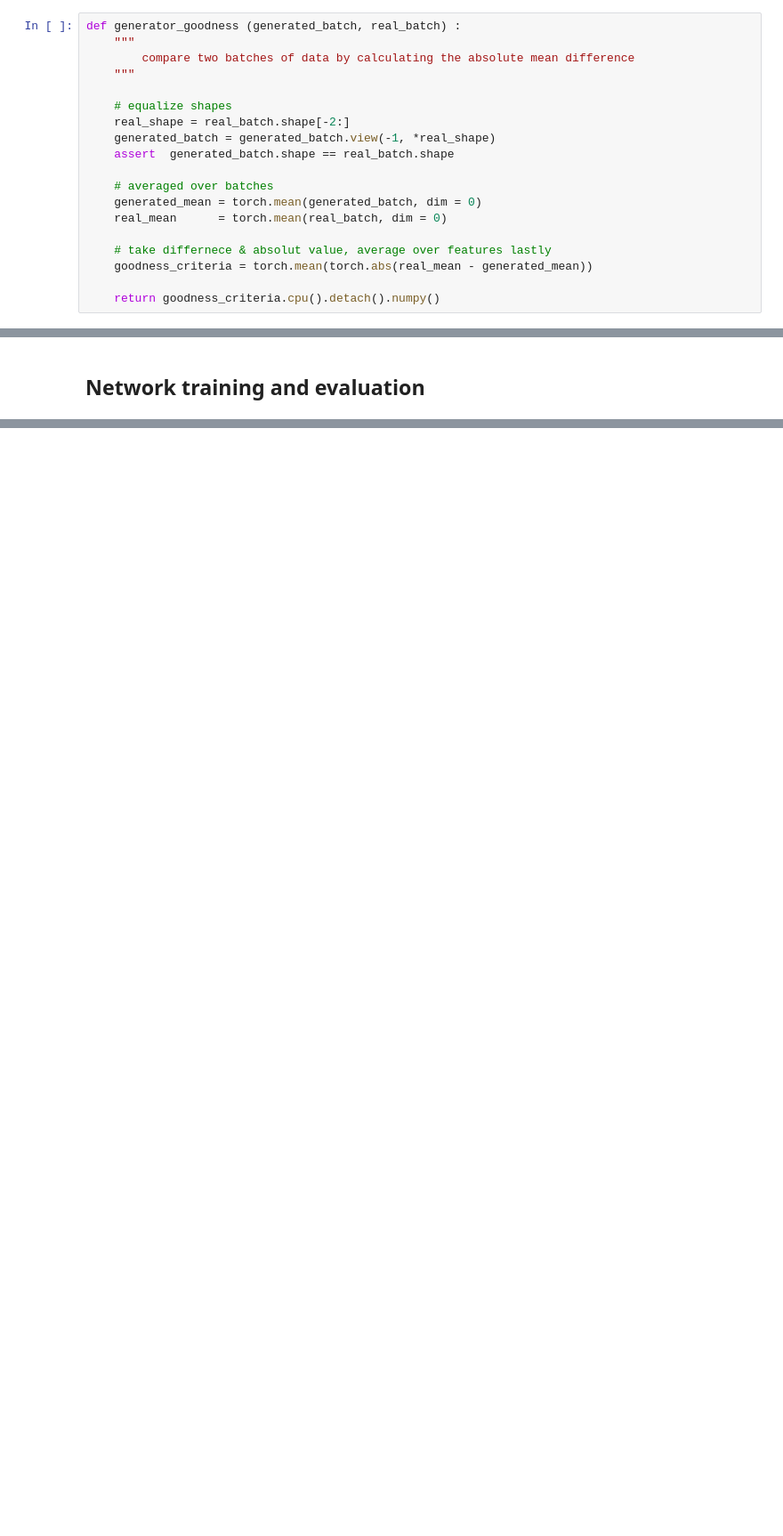
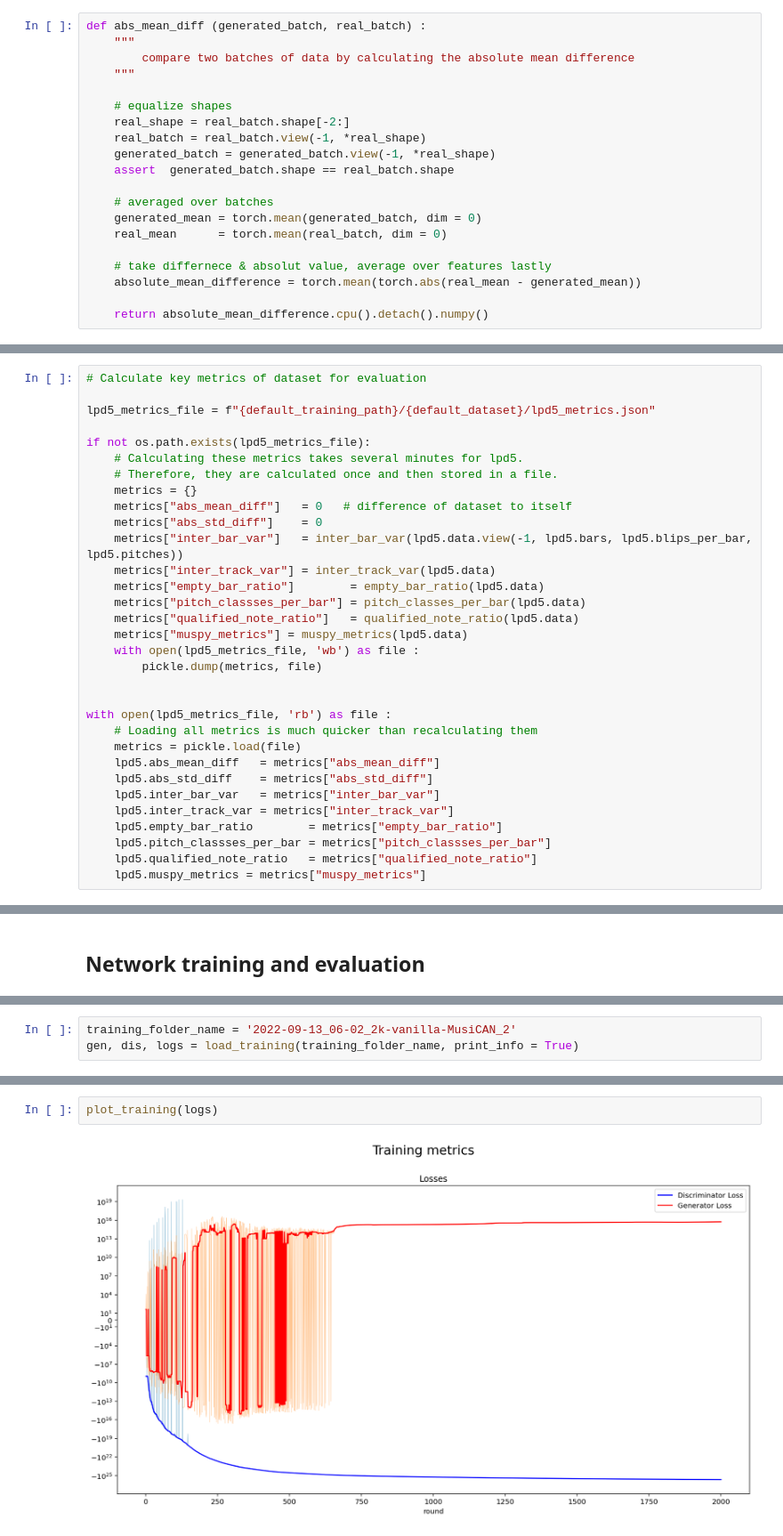
Before and after one commit to iakioh/MusiCAN, a Jupyter notebook: models/musiCAN_colab_kai.ipynb, the cells around one changed output, grey strips where cells are left out. Shown at 89% size. Saved outputs shown, nothing was run; the diff lists cells and outputs as text; blank space fills up the shorter version.

```diff
--- a/models/musiCAN_colab_kai.ipynb
+++ b/models/musiCAN_colab_kai.ipynb
@@ -426,11 +429,12 @@ class MusiDis (torch.nn.Module) :
 # %%
-def generator_goodness (generated_batch, real_batch) :
+def abs_mean_diff (generated_batch, real_batch) :
     """
         compare two batches of data by calculating the absolute mean difference
     """
 
     # equalize shapes
     real_shape = real_batch.shape[-2:]
+    real_batch = real_batch.view(-1, *real_shape)
     generated_batch = generated_batch.view(-1, *real_shape)
     assert  generated_batch.shape == real_batch.shape
 
@@ -439,6 +443,6 @@ def generator_goodness (generated_batch, real_batch) :
     real_mean      = torch.mean(real_batch, dim = 0)
 
     # take differnece & absolut value, average over features lastly
-    goodness_criteria = torch.mean(torch.abs(real_mean - generated_mean))
+    absolute_mean_difference = torch.mean(torch.abs(real_mean - generated_mean))
 
-    return goodness_criteria.cpu().detach().numpy()
+    return absolute_mean_difference.cpu().detach().numpy()
@@ -905,0 +994,32 @@ def load_training (training_folder_name, training_instance, print_info = False,
+# %%
+# Calculate key metrics of dataset for evaluation
+
+lpd5_metrics_file = f"{default_training_path}/{default_dataset}/lpd5_metrics.json"
+
+if not os.path.exists(lpd5_metrics_file):
+    # Calculating these metrics takes several minutes for lpd5.
+    # Therefore, they are calculated once and then stored in a file.
+    metrics = {}
+    metrics["abs_mean_diff"]   = 0   # difference of dataset to itself
+    metrics["abs_std_diff"]    = 0
+    metrics["inter_bar_var"]   = inter_bar_var(lpd5.data.view(-1, lpd5.bars, lpd5.blips_per_bar, lpd5.pitches))
+    metrics["inter_track_var"] = inter_track_var(lpd5.data)
+    metrics["empty_bar_ratio"]        = empty_bar_ratio(lpd5.data)
+    metrics["pitch_classses_per_bar"] = pitch_classes_per_bar(lpd5.data)
+    metrics["qualified_note_ratio"]   = qualified_note_ratio(lpd5.data)
+    metrics["muspy_metrics"] = muspy_metrics(lpd5.data)
+    with open(lpd5_metrics_file, 'wb') as file :
+        pickle.dump(metrics, file)
+
+
+with open(lpd5_metrics_file, 'rb') as file :
+    # Loading all metrics is much quicker than recalculating them
+    metrics = pickle.load(file)
+    lpd5.abs_mean_diff   = metrics["abs_mean_diff"]
+    lpd5.abs_std_diff    = metrics["abs_std_diff"]
+    lpd5.inter_bar_var   = metrics["inter_bar_var"]
+    lpd5.inter_track_var = metrics["inter_track_var"]
+    lpd5.empty_bar_ratio        = metrics["empty_bar_ratio"]
+    lpd5.pitch_classses_per_bar = metrics["pitch_classses_per_bar"]
+    lpd5.qualified_note_ratio   = metrics["qualified_note_ratio"]
+    lpd5.muspy_metrics = metrics["muspy_metrics"]
@@ -1054,0 +1550,3 @@ bla
+# %%
+training_folder_name = '2022-09-13_06-02_2k-vanilla-MusiCAN_2'
+gen, dis, logs = load_training(training_folder_name, print_info = True)
@@ -1054,0 +1571,4 @@ bla
+# %%
+plot_training(logs)
+# %% [output]
+[figure, added]
```
Also changed, not shown: parts of 58 cells of this notebook.
